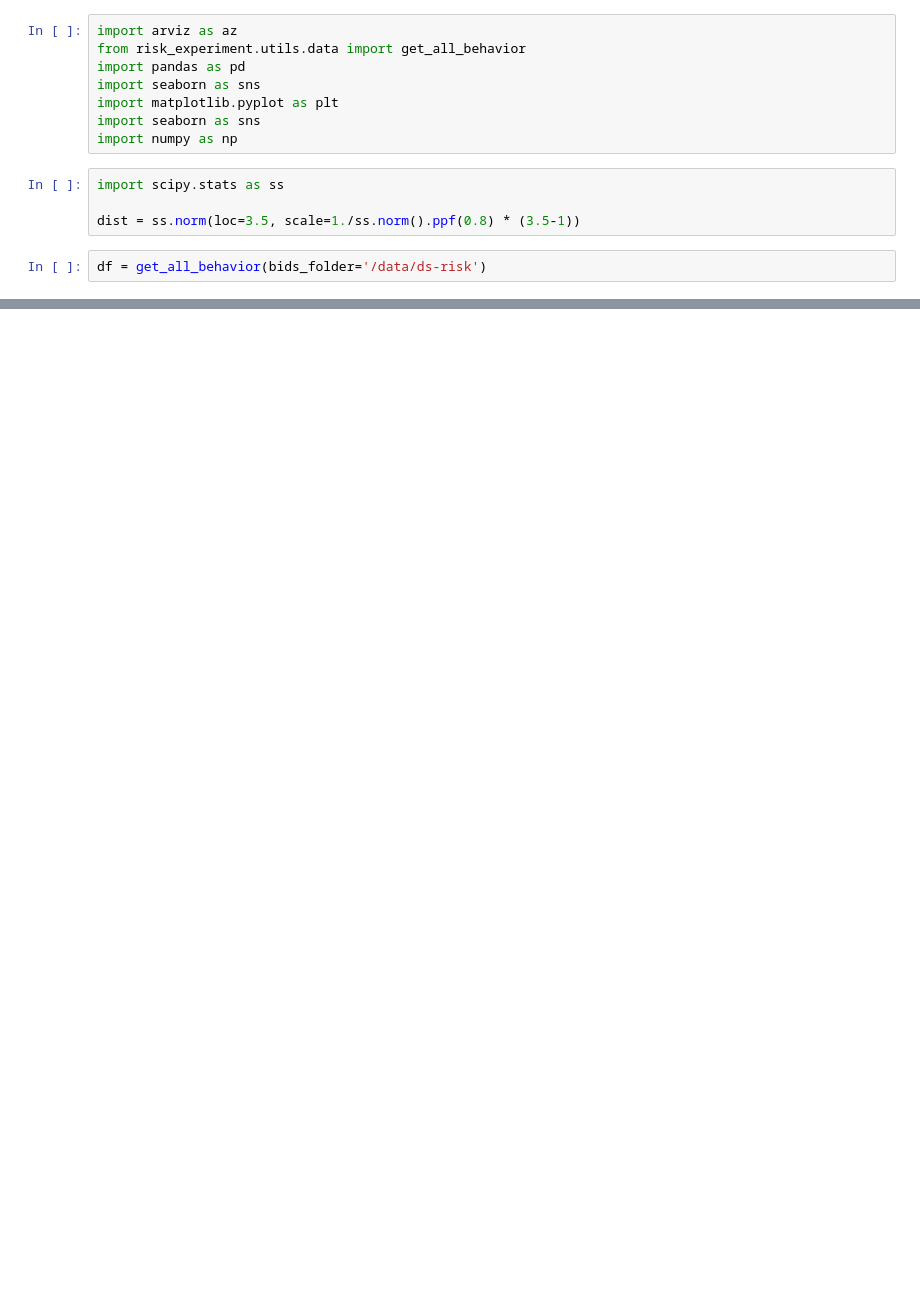
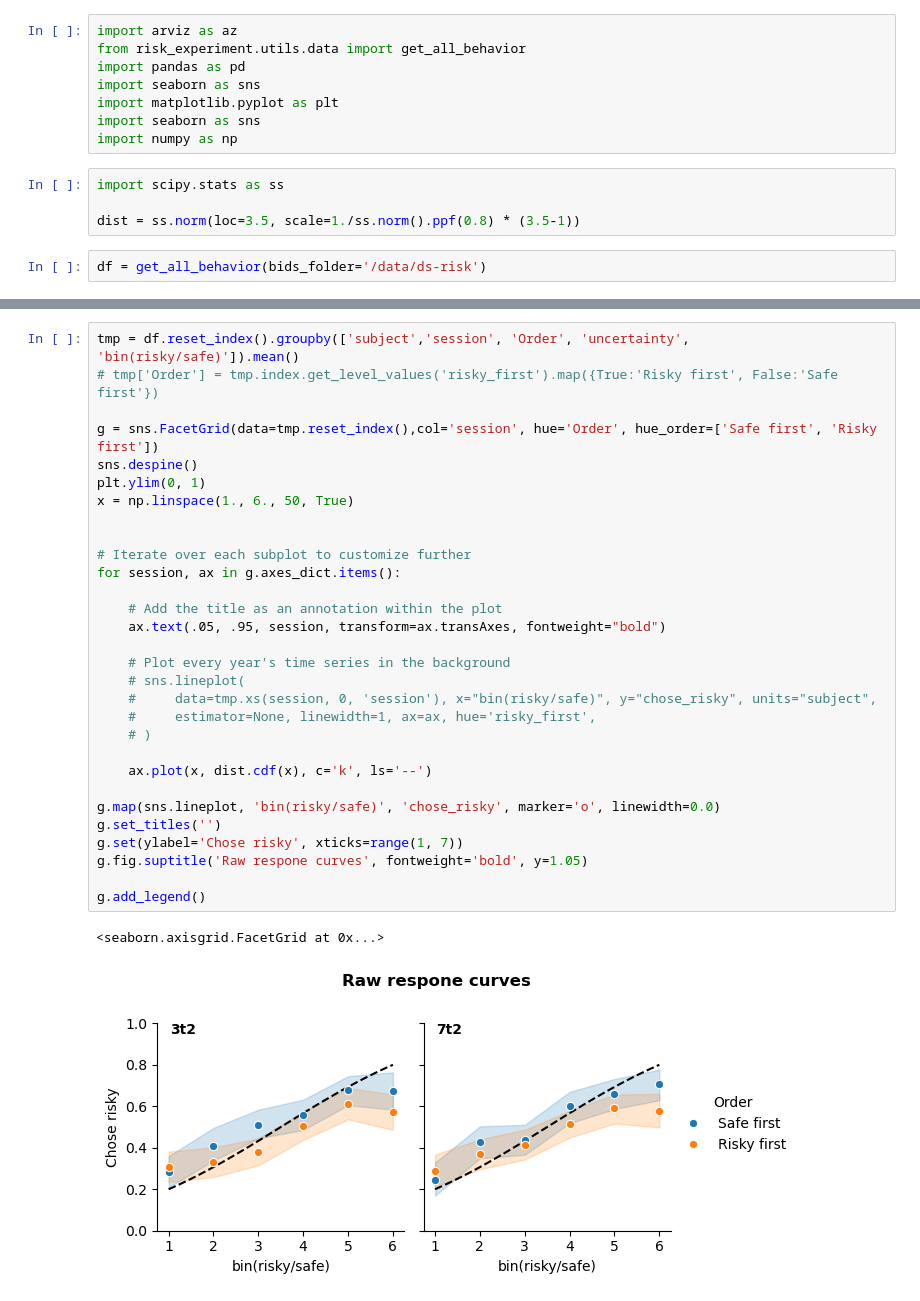
Before and after one commit to Gilles86/risk_experiment, a Jupyter notebook: risk_experiment/cogmodels/Raw behavior.ipynb, the cells around one changed output, grey strips where cells are left out. Drawn from its saved outputs; the diff is of its cells as text; blank space fills up the shorter version.

```diff
--- a/risk_experiment/cogmodels/Raw behavior.ipynb
+++ b/risk_experiment/cogmodels/Raw behavior.ipynb
@@ -43,0 +44,33 @@ Text(0.5, 1.05, 'Raw respone curves')
+# %%
+tmp = df.reset_index().groupby(['subject','session', 'Order', 'uncertainty', 'bin(risky/safe)']).mean()
+# tmp['Order'] = tmp.index.get_level_values('risky_first').map({True:'Risky first', False:'Safe first'})
+
+g = sns.FacetGrid(data=tmp.reset_index(),col='session', hue='Order', hue_order=['Safe first', 'Risky first'])
+sns.despine()
+plt.ylim(0, 1)
+x = np.linspace(1., 6., 50, True)
+
+
+# Iterate over each subplot to customize further
+for session, ax in g.axes_dict.items():
+
+    # Add the title as an annotation within the plot
+    ax.text(.05, .95, session, transform=ax.transAxes, fontweight="bold")
+
+    # Plot every year's time series in the background
+    # sns.lineplot(
+    #     data=tmp.xs(session, 0, 'session'), x="bin(risky/safe)", y="chose_risky", units="subject",
+    #     estimator=None, linewidth=1, ax=ax, hue='risky_first',
+    # )
+
+    ax.plot(x, dist.cdf(x), c='k', ls='--')
+
+g.map(sns.lineplot, 'bin(risky/safe)', 'chose_risky', marker='o', linewidth=0.0)
+g.set_titles('')
+g.set(ylabel='Chose risky', xticks=range(1, 7))
+g.fig.suptitle('Raw respone curves', fontweight='bold', y=1.05)
+
+g.add_legend()
+# %% [output]
+<seaborn.axisgrid.FacetGrid at 0x...>
+[figure, added]
```
Also changed, not shown: parts of 10 cells of this notebook.
